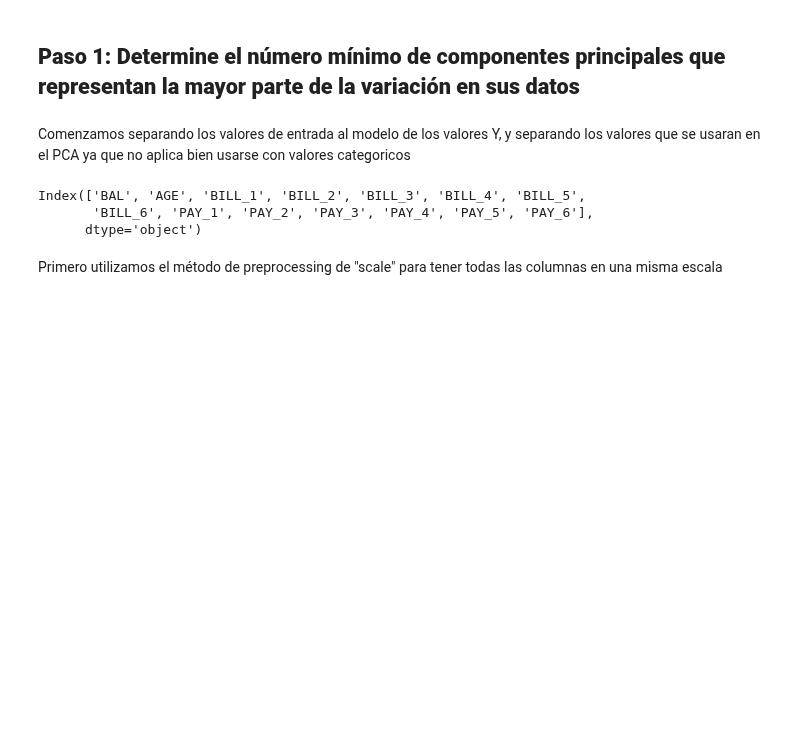
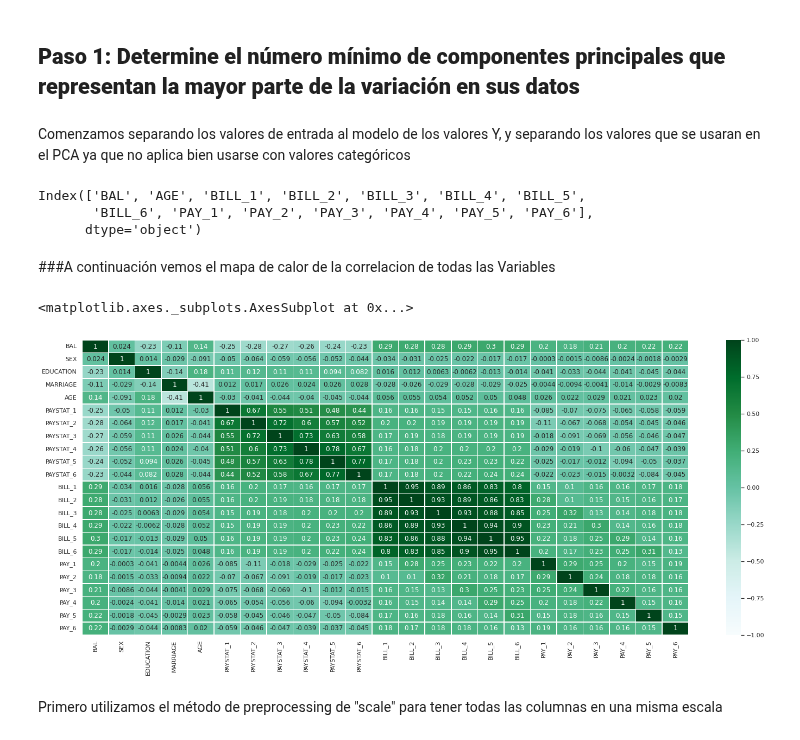
Before and after one commit to PosgradoMNA/actividades-del-projecto-equipo-52, a Jupyter notebook: Actividad Semanal -- 4.ipynb, the cells around one changed output. Saved outputs shown, nothing was run; the diff lists cells and outputs as text; code cells hidden in the pictures; blank space fills up the shorter version.

```diff
--- a/Actividad Semanal -- 4.ipynb
+++ b/Actividad Semanal -- 4.ipynb
@@ -70,7 +90,7 @@ Analizamos la base de datos con formato
 # %% [markdown]
 ## **Paso 1: Determine el número mínimo de componentes principales que representan la mayor parte de la variación en sus datos**
 # %% [markdown]
-Comenzamos separando los valores de entrada al modelo de los valores Y, y separando los valores que se usaran en el PCA ya que no aplica bien usarse con valores categoricos
+Comenzamos separando los valores de entrada al modelo de los valores Y, y separando los valores que se usaran en el PCA ya que no aplica bien usarse con valores categóricos
 # %%
 dfw = df_norm.copy()
 
@@ -82,6 +102,18 @@ x_pca.columns
 Index(['BAL', 'AGE', 'BILL_1', 'BILL_2', 'BILL_3', 'BILL_4', 'BILL_5',
        'BILL_6', 'PAY_1', 'PAY_2', 'PAY_3', 'PAY_4', 'PAY_5', 'PAY_6'],
       dtype='object')
+# %% [markdown]
+###A continuación vemos el mapa de calor de la correlacion de todas las Variables
+# %%
+import seaborn as sns
+
+corrs = x_values.corr()
+
+sns.set(rc = {'figure.figsize':(25,10)})
+sns.heatmap(corrs, vmin = -1, vmax = 1, cmap = "BuGn", annot= True, linewidths=0.5)
+# %% [output]
+<matplotlib.axes._subplots.AxesSubplot at 0x...>
+[figure, added]
 # %% [markdown]
 Primero utilizamos el método de preprocessing de "scale" para tener todas las columnas en una misma escala
 # %%
```
Also changed, not shown: parts of 3 cells of this notebook.
